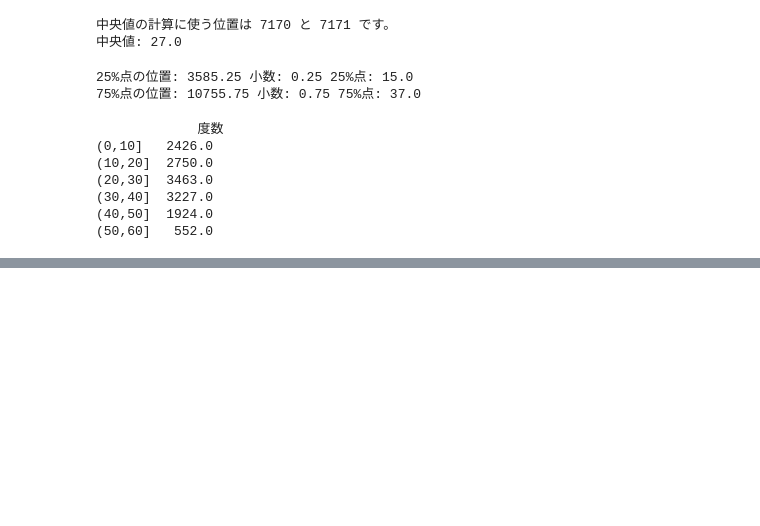
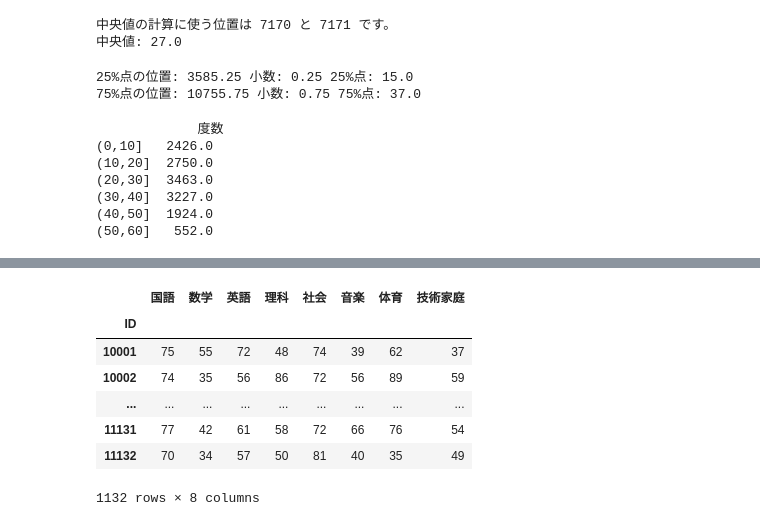
Before and after one commit to oyo-k/book, a Jupyter notebook: JN/chapter18.ipynb, the cells around one changed output, grey strips where cells are left out. Cells and saved outputs as stored; diff of their text form; code cells hidden in the pictures; blank space fills up the shorter version.

```diff
--- a/JN/chapter18.ipynb
+++ b/JN/chapter18.ipynb
@@ -148,0 +192,18 @@ print(age_df)
+# %%
+import pandas as pd
+df = pd.read_csv('data//seiseki_8s.csv',index_col='ID')
+# Jupyter Notebook 上で表示するサイズを設定
+pd.set_option('display.max_columns', 9) # 列数を9に制限
+pd.set_option('display.max_rows', 4) # 行数を4に制限
+# 小数点の有効桁数を2桁へ変更
+pd.options.display.precision = 2
+display(df)
+# %% [output]
+|  | 国語 | 数学 | 英語 | 理科 | 社会 | 音楽 | 体育 | 技術家庭 |
+| ID |  |  |  |  |  |  |  |  |
+| 10001 | 75 | 55 | 72 | 48 | 74 | 39 | 62 | 37 |
+| 10002 | 74 | 35 | 56 | 86 | 72 | 56 | 89 | 59 |
+| ... | ... | ... | ... | ... | ... | ... | ... | ... |
+| 11131 | 77 | 42 | 61 | 58 | 72 | 66 | 76 | 54 |
+| 11132 | 70 | 34 | 57 | 50 | 81 | 40 | 35 | 49 |
+1132 rows × 8 columns
```
Also changed, not shown: parts of 16 cells of this notebook.
